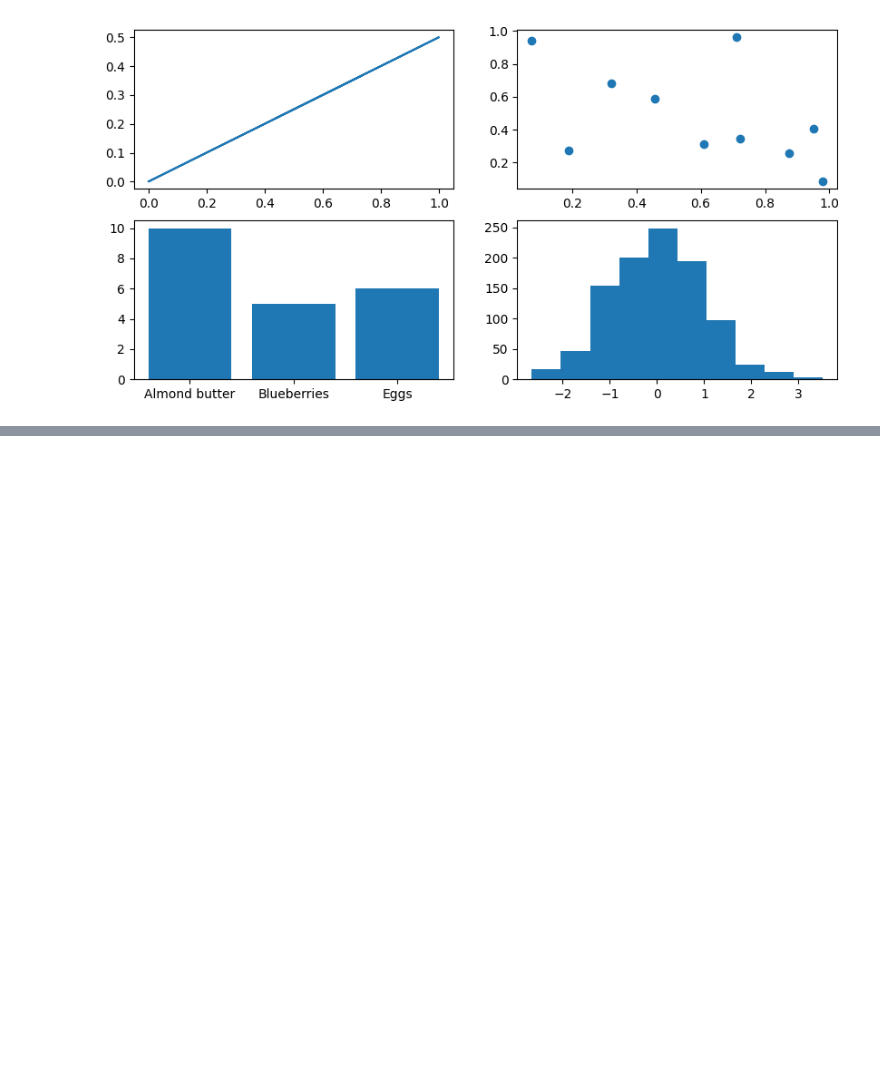
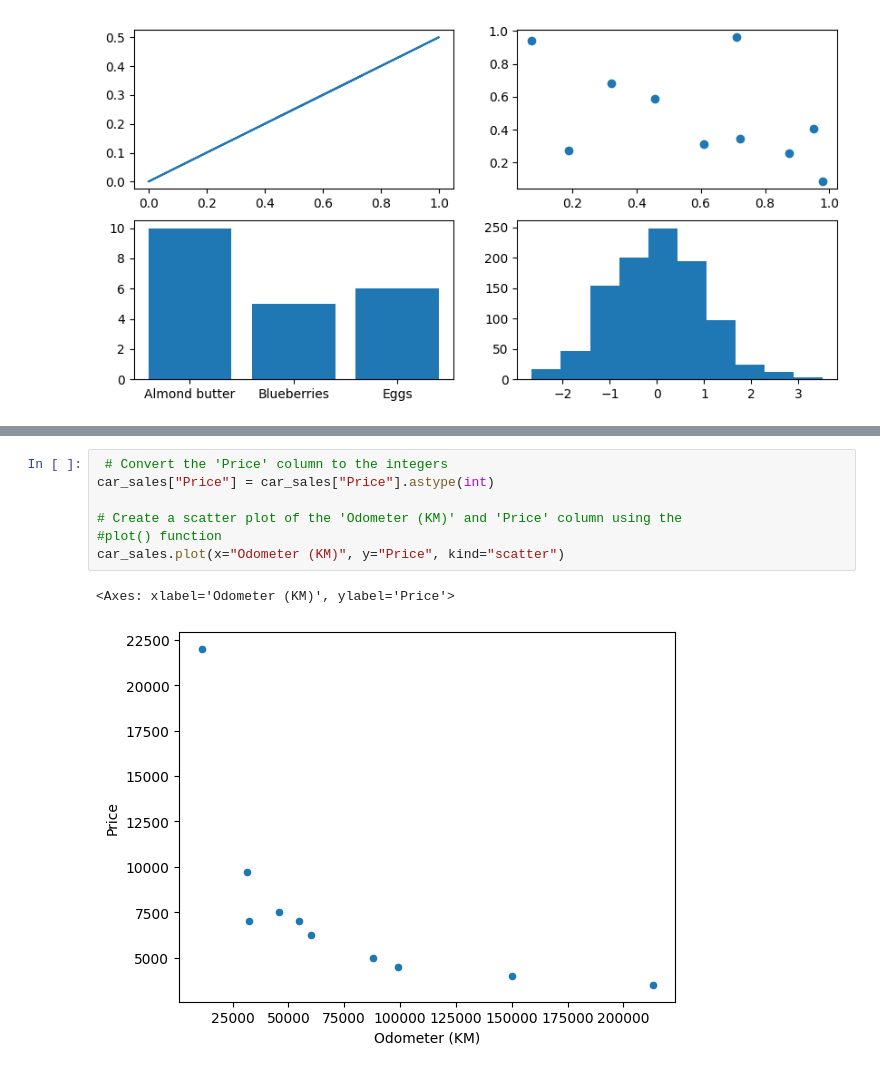
Before and after one commit to devyanshbatra/LINEAR-REGRESSION-MACHINE-LEARNING, a Jupyter notebook: MACHINE_LEARNING_Practice.ipynb, the cells around one changed output, grey strips where cells are left out. Drawn from its saved outputs; the diff is of its cells as text; blank space fills up the shorter version.

```diff
--- a/MACHINE_LEARNING_Practice.ipynb
+++ b/MACHINE_LEARNING_Practice.ipynb
@@ -395,0 +460,10 @@ ax4.hist(np.random.randn(1000));
+# %%
+ # Convert the 'Price' column to the integers
+car_sales["Price"] = car_sales["Price"].astype(int)
+
+# Create a scatter plot of the 'Odometer (KM)' and 'Price' column using the
+#plot() function
+car_sales.plot(x="Odometer (KM)", y="Price", kind="scatter")
+# %% [output]
+<Axes: xlabel='Odometer (KM)', ylabel='Price'>
+[figure, added]
```
Also changed, not shown: parts of 14 cells of this notebook.
